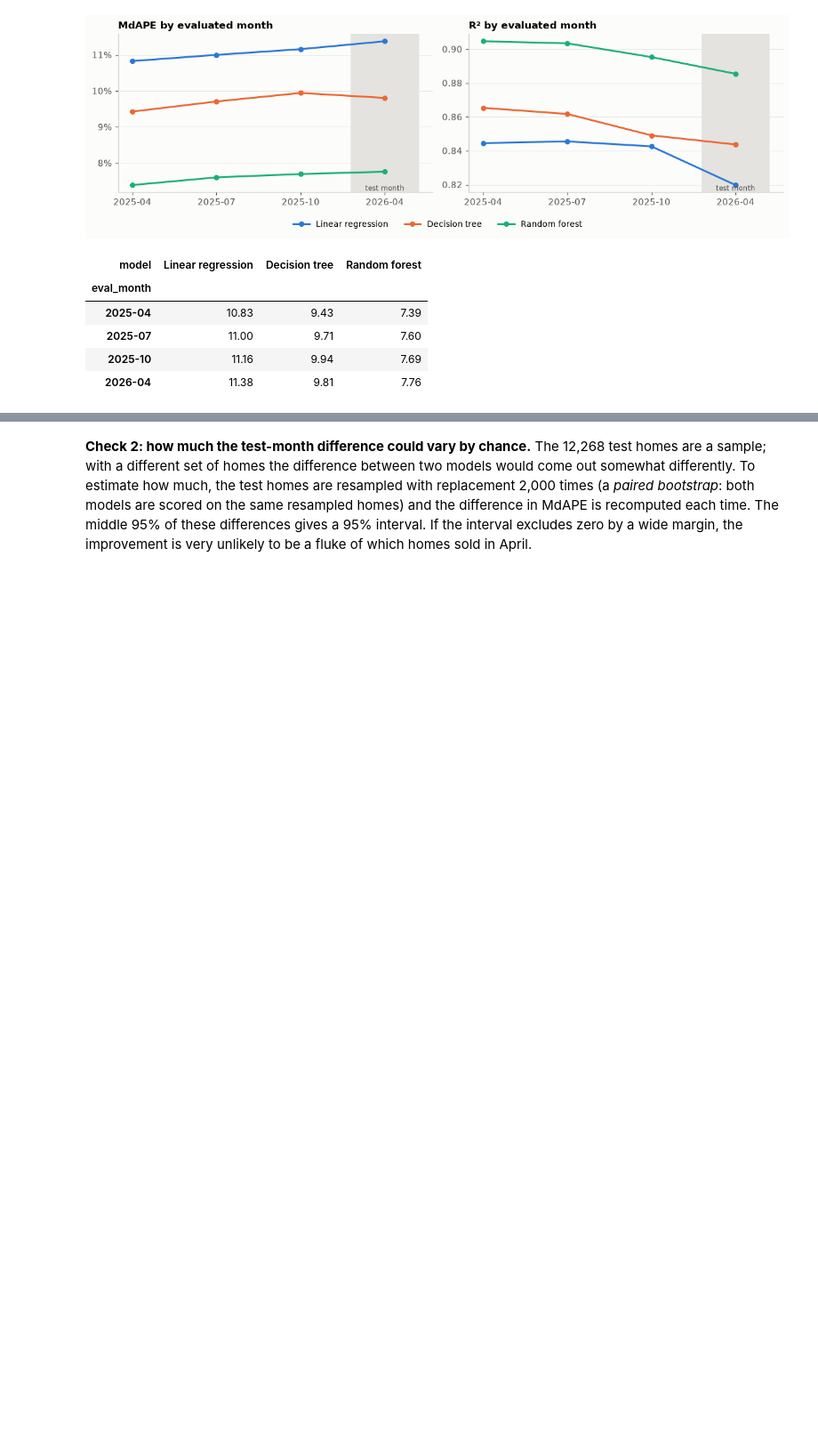
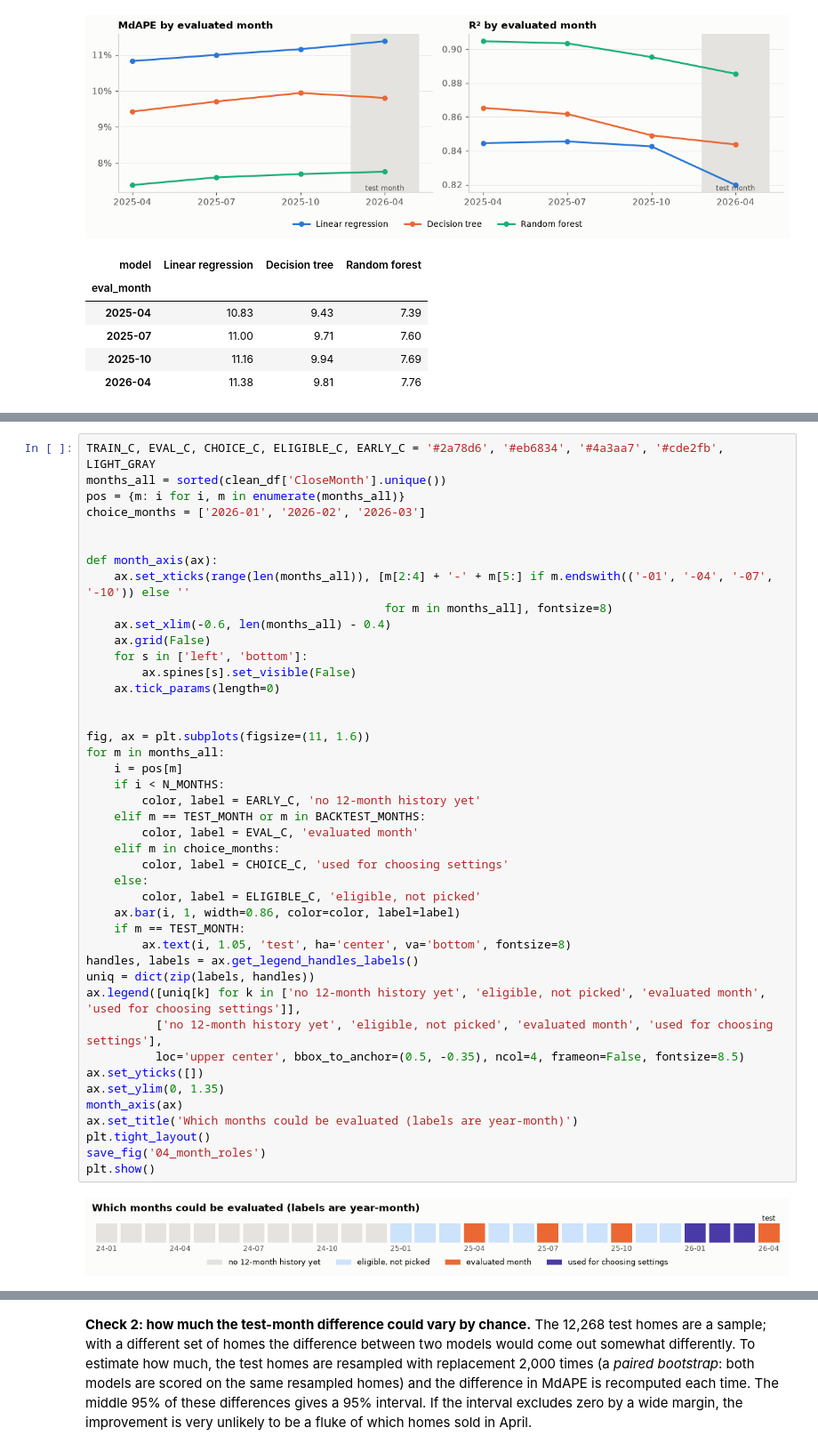
Before and after one commit to orcunTasdemir/IDX-Exchange-Data-Science, a Jupyter notebook: notebooks/04_model_comparison.ipynb, the cells around one changed output, grey strips where cells are left out. Shown at 89% size. Cells and saved outputs as stored; diff of their text form; blank space fills up the shorter version.

```diff
--- a/notebooks/04_model_comparison.ipynb
+++ b/notebooks/04_model_comparison.ipynb
@@ -354,0 +357,45 @@ backtest.pivot(index='eval_month', columns='model', values='MdAPE')[list(MODELS)
+# %%
+TRAIN_C, EVAL_C, CHOICE_C, ELIGIBLE_C, EARLY_C = '#2a78d6', '#eb6834', '#4a3aa7', '#cde2fb', LIGHT_GRAY
+months_all = sorted(clean_df['CloseMonth'].unique())
+pos = {m: i for i, m in enumerate(months_all)}
+choice_months = ['2026-01', '2026-02', '2026-03']
+
+
+def month_axis(ax):
+    ax.set_xticks(range(len(months_all)), [m[2:4] + '-' + m[5:] if m.endswith(('-01', '-04', '-07', '-10')) else ''
+                                           for m in months_all], fontsize=8)
+    ax.set_xlim(-0.6, len(months_all) - 0.4)
+    ax.grid(False)
+    for s in ['left', 'bottom']:
+        ax.spines[s].set_visible(False)
+    ax.tick_params(length=0)
+
+
+fig, ax = plt.subplots(figsize=(11, 1.6))
+for m in months_all:
+    i = pos[m]
+    if i < N_MONTHS:
+        color, label = EARLY_C, 'no 12-month history yet'
+    elif m == TEST_MONTH or m in BACKTEST_MONTHS:
+        color, label = EVAL_C, 'evaluated month'
+    elif m in choice_months:
+        color, label = CHOICE_C, 'used for choosing settings'
+    else:
+        color, label = ELIGIBLE_C, 'eligible, not picked'
+    ax.bar(i, 1, width=0.86, color=color, label=label)
+    if m == TEST_MONTH:
+        ax.text(i, 1.05, 'test', ha='center', va='bottom', fontsize=8)
+handles, labels = ax.get_legend_handles_labels()
+uniq = dict(zip(labels, handles))
+ax.legend([uniq[k] for k in ['no 12-month history yet', 'eligible, not picked', 'evaluated month', 'used for choosing settings']],
+          ['no 12-month history yet', 'eligible, not picked', 'evaluated month', 'used for choosing settings'],
+          loc='upper center', bbox_to_anchor=(0.5, -0.35), ncol=4, frameon=False, fontsize=8.5)
+ax.set_yticks([])
+ax.set_ylim(0, 1.35)
+month_axis(ax)
+ax.set_title('Which months could be evaluated (labels are year-month)')
+plt.tight_layout()
+save_fig('04_month_roles')
+plt.show()
+# %% [output]
+[figure, added]
```
Also changed, not shown: parts of 6 cells of this notebook, 3 other files.
